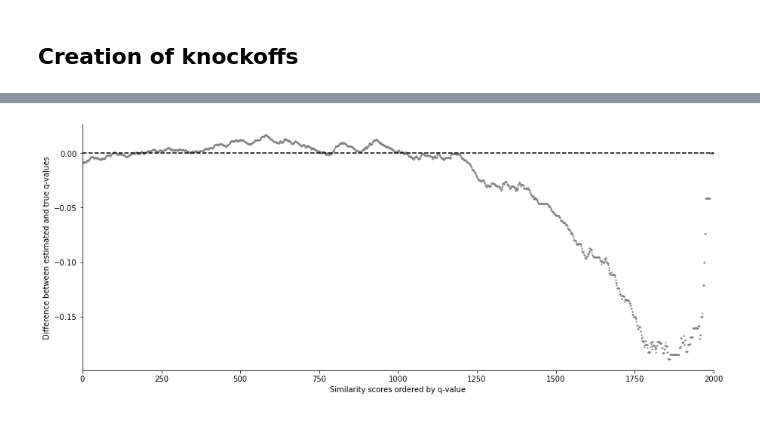
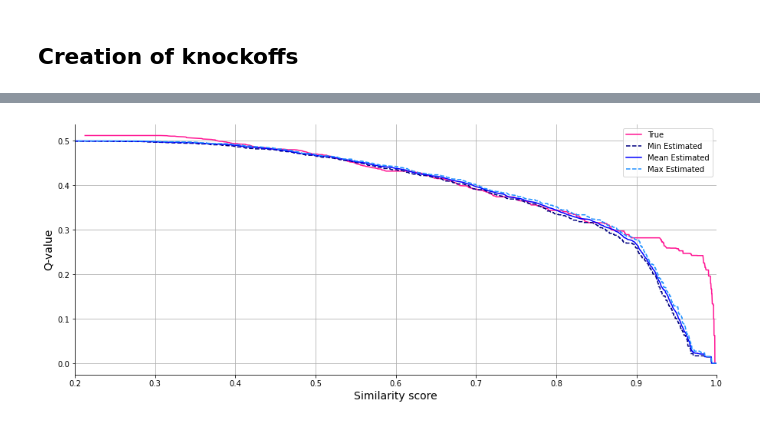
Before and after one commit to nitrozyna/FDR-Metabolomics, a Jupyter notebook: notebooks/knockoffs_lcms.ipynb, the cells around one changed output, grey strips where cells are left out. Cells and saved outputs as stored; diff of their text form; code cells hidden in the pictures.

```diff
--- a/notebooks/knockoffs_lcms.ipynb
+++ b/notebooks/knockoffs_lcms.ipynb
@@ -141,0 +146,13 @@ plot_q_vals.plot_q_vals( q_list_true, q_list_knockoffs, labels=False )
+# %%
+from knockoffs import generate_knockoffs
+
+q_list_10_runs = []
+for i in range(10):
+    print(i, "done")
+    knockoff_documents = generate_knockoffs(model,documents_lib,allowed_missing_percentage=allowed_missing_percentage,
+                                            n_components=5, diagonal_matrix=45)
+    hits_knockoffs = get_spec2vec_hits(documents_query, knockoff_documents, decoys=True, model=model, precursor_tol=3,
+                                       intensity_weighting_power=intensity_weighting_power,
+                                       allowed_missing_percentage=allowed_missing_percentage,
+                                       embeddings_query=embeddings_spec2vec_query, passatutto=False)
+    q_list_10_runs.append(calculate_q_value(hits+hits_knockoffs,True))
@@ -172,35 +213,36 @@ plot_q_vals3(q_list_true,q_list_knockoffs)
-# %%
-def combine_true_est(q_val_true,q_val_est):
-    res = []
-    q_idx = 0
-    for q_e, _, score in q_val_est:
-        while q_idx < len(q_val_true)-1 and q_val_true[q_idx+1][2] >= score:
-            q_idx += 1
-        res.append((score, q_val_true[q_idx][0], q_e))
-    return res
-
-def plot_q_vals2(estimated, filename=None):
-    fig, ax = plt.subplots(figsize=(15,6))
-
-    tru, est = to_plot['knockoff']
-    plt.plot(range(len(tru),0,-1), [e-t for t,e in zip(tru,est)], 'o', color='gray', markersize=1)
-    plt.plot([0,2000], [0,0], 'k--')
-    plt.xlabel('Similarity scores ordered by q-value')
-    plt.ylabel('Difference between estimated and true q-values')
-    if filename is not None:
-        plt.savefig(filename)
-
-    ax.spines['right'].set_visible(False)
-    ax.spines['top'].set_visible(False)
-    plt.xlim([0, 2000])
-
-to_plot = {}
-for k,v in q_list_knockoffs.items():
-    to_plot[k] = list(zip(*combine_true_est(q_list_true, v)))[1], list(zip(*combine_true_est(q_list_true, v)))[2]
-
-plot_q_vals2( to_plot )
-# %% [output]
-[figure, removed]
+# %%
+def plot_variability(trues, knockoffs):
+    fig, ax1 = plt.subplots(figsize=(15,6))
+
+    q_vals, _, scores = zip(*trues)
+    ax1.plot(scores,q_vals, '-', color='deeppink', markersize=1, label='True')
+    all_q_vals = []
+    all_scores = []
+    for vs in knockoffs:
+        q_vals, _, scores = zip(*vs)
+        all_q_vals.append(q_vals)
+        all_scores.append(scores)
+    mean_scores = [ sum(ss)/10.0 for ss in zip(*all_scores) ]
+    mean_q_vals = [ sum(qs)/10.0 for qs in zip(*all_q_vals) ]
+    max_scores = [ max(ss) for ss in zip(*all_scores) ]
+    max_q_vals = [ max(qs) for qs in zip(*all_q_vals) ]
+    min_scores = [ min(ss) for ss in zip(*all_scores) ]
+    min_q_vals = [ min(qs) for qs in zip(*all_q_vals) ]
+    ax1.plot(min_scores,min_q_vals, '--', color='navy', markersize=.8, label='Min Estimated')
+    ax1.plot(mean_scores,mean_q_vals, '-', color='blue', markersize=1, label='Mean Estimated')
+    ax1.plot(max_scores,max_q_vals, '--', color='dodgerblue', markersize=.8, label='Max Estimated')
+    ax1.set_xlabel('Similarity score', size=14)
+    ax1.set_ylabel('Q-value', color='black', size=14)
+
+    ax1.spines['right'].set_visible(False)
+    ax1.spines['top'].set_visible(False)
+    plt.xlim([0.2, 1.0])
+    ax1.legend()
+    ax1.grid()
+
+plot_variability(q_list_true, q_list_10_runs)
+# %% [output]
+[figure, added]
 # %%
 tru,est = to_plot['knockoff']
 vals = [ abs(e-t) for t,e in zip(tru,est) ]
```
Also changed, not shown: parts of 7 cells of this notebook, 7 other files.
